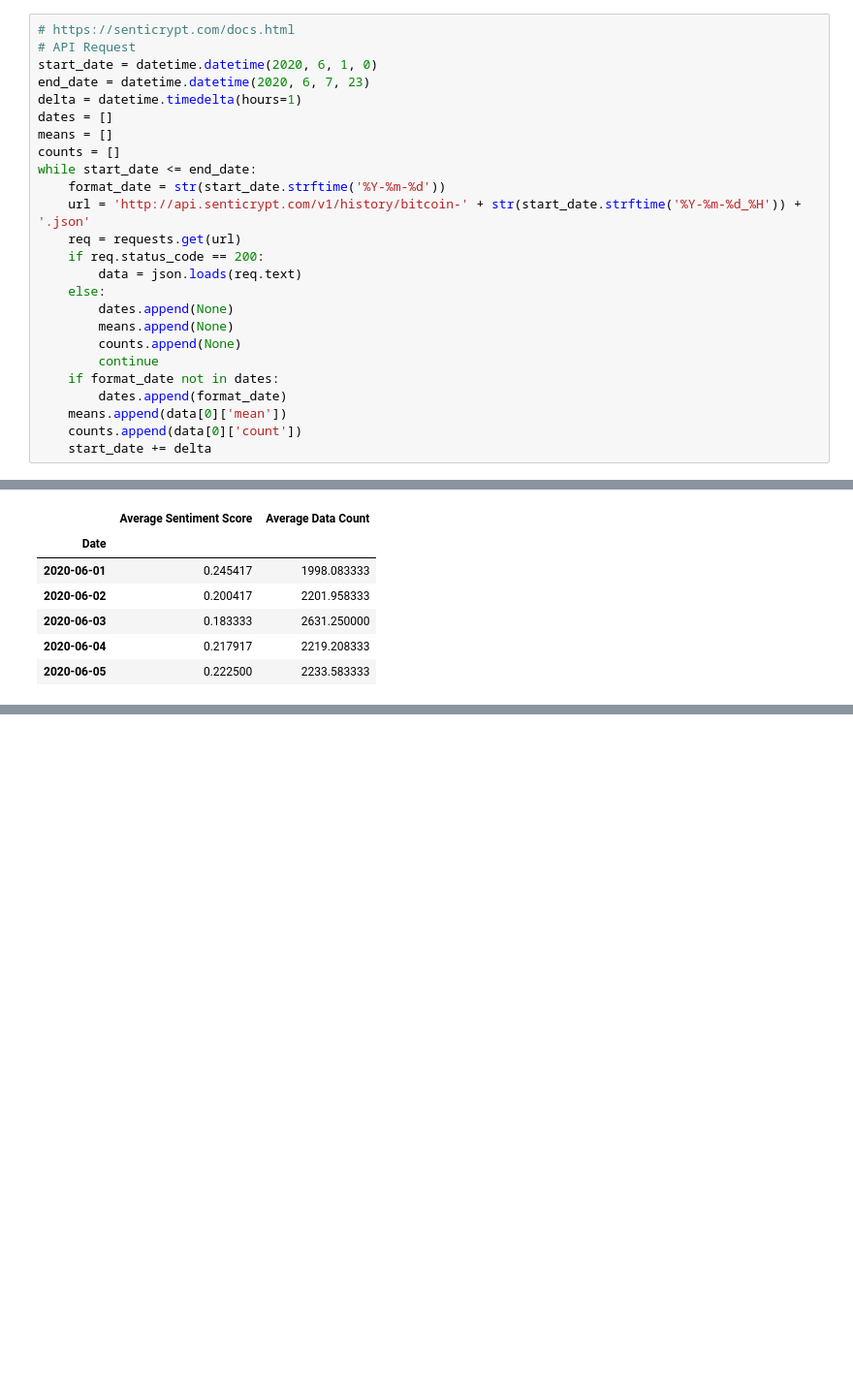
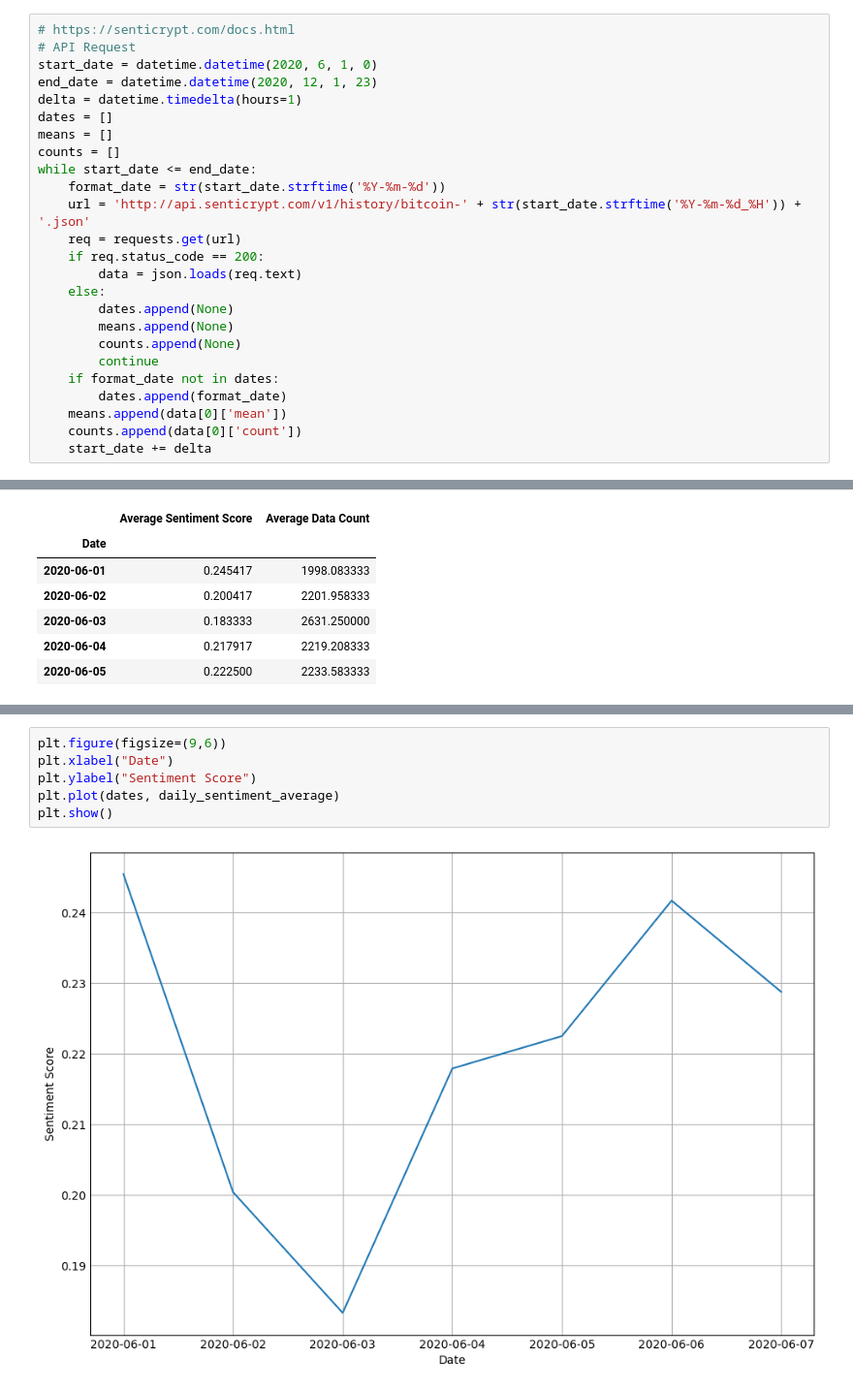
Before and after one commit to kakraatz/Capstone-AI-ML-Crypto-Trading-Bot, a Jupyter notebook: SenticryptCode/sentiment_analysis.ipynb, the cells around one changed output, grey strips where cells are left out. Shown: that part at 97% size. Cells and saved outputs as stored; diff of their text form; blank space fills up the shorter version.

Commit message:
Add line plot

```diff
--- a/SenticryptCode/sentiment_analysis.ipynb
+++ b/SenticryptCode/sentiment_analysis.ipynb
@@ -16,7 +16,7 @@ import datetime
 # https://senticrypt.com/docs.html
 # API Request
 start_date = datetime.datetime(2020, 6, 1, 0)
-end_date = datetime.datetime(2020, 6, 7, 23)
+end_date = datetime.datetime(2020, 12, 1, 23)
 delta = datetime.timedelta(hours=1)
 dates = []
 means = []
@@ -62,0 +65,8 @@ df.head()
+# %%
+plt.figure(figsize=(9,6))
+plt.xlabel("Date")
+plt.ylabel("Sentiment Score")
+plt.plot(dates, daily_sentiment_average)
+plt.show()
+# %% [output]
+[figure, added]
```
Also changed, not shown: parts of 1 cell of this notebook.
